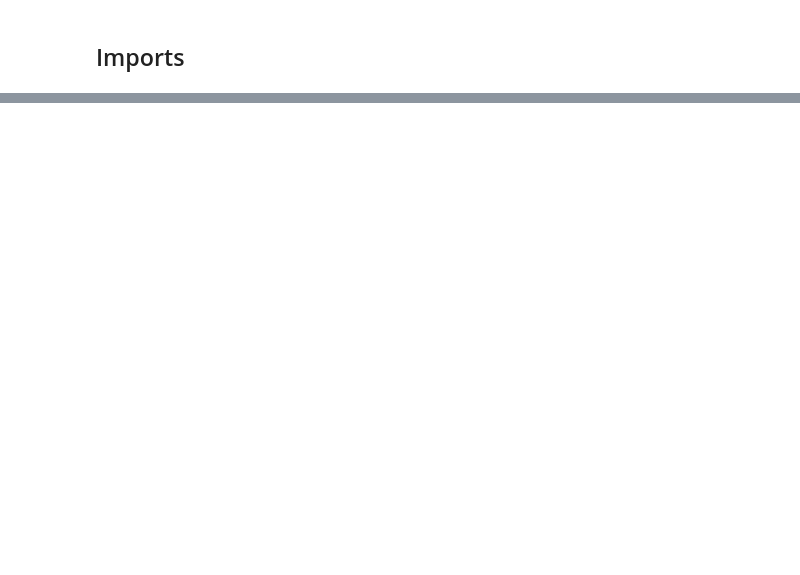
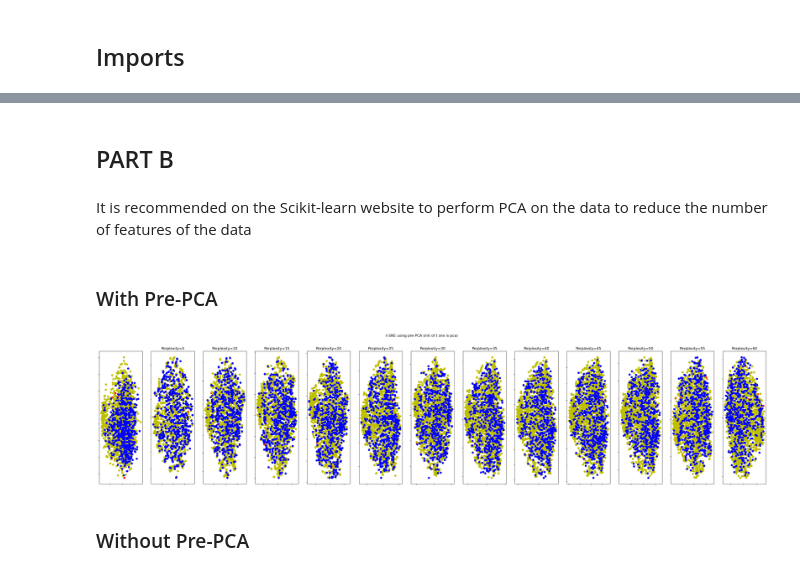
Before and after one commit to PranavRao25/Data-Analytics, a Jupyter notebook: assignment-5/code.ipynb, the cells around one changed output, grey strips where cells are left out. Drawn from its saved outputs; the diff is of its cells as text; code cells hidden in the pictures; blank space fills up the shorter version.

```diff
--- a/assignment-5/code.ipynb
+++ b/assignment-5/code.ipynb
@@ -33,0 +67,2 @@ df
+# %%
+y = df['Group']
@@ -33,0 +71,2 @@ df
+# %%
+x_std = StandardScaler().fit_transform(x)
@@ -33,0 +84,2 @@ df
+# %%
+x_pca = PCA(n_components=0.95).fit_transform(x_std)
@@ -33,0 +90,42 @@ df
+# %%
+tsne = TSNE(n_components=2, init="random", perplexity=30)
+x_tsne = tsne.fit_transform(x_pca)
+display_data(x_tsne)
+# %% [markdown]
+## PART B
+# %% [markdown]
+It is recommended on the Scikit-learn website to perform PCA on the data to reduce the number of features of the data
+# %% [markdown]
+### With Pre-PCA
+# %%
+pca = PCA(n_components=0.95, random_state=0)
+x_pca = pca.fit_transform(x_std)
+perplexities = list(range(5, 61, 5))
+(fig, subplots) = plt.subplots(1, len(perplexities) + 1, figsize=(40, 8))
+ax = subplots[0]
+ax.scatter(x_pca[y==1, 0], x_pca[y==1, 1], c="r")
+ax.scatter(x_pca[y==2, 0], x_pca[y==2, 1], c="g")
+ax.scatter(x_pca[y==3, 0], x_pca[y==3, 1], c="y")
+ax.scatter(x_pca[y==0, 0], x_pca[y==0, 1], c="b")
+ax.xaxis.set_major_formatter(NullFormatter())
+ax.yaxis.set_major_formatter(NullFormatter())
+plt.axis("tight")
+
+for i, perplexity in enumerate(perplexities):
+    ax = subplots[i + 1]
+
+    tsne = TSNE(n_components=2, init="pca", perplexity=perplexity, random_state=0)
+    Y = tsne.fit_transform(x_pca)
+    ax.set_title("Perplexity=%d" % perplexity)
+    ax.scatter(Y[y==1, 0], Y[y==1, 1], c="r")
+    ax.scatter(Y[y==2, 0], Y[y==2, 1], c="g")
+    ax.scatter(Y[y==3, 0], Y[y==3, 1], c="y")
+    ax.scatter(Y[y==0, 0], Y[y==0, 1], c="b")
+    ax.xaxis.set_major_formatter(NullFormatter())
+    ax.yaxis.set_major_formatter(NullFormatter())
+    ax.axis("tight")
+fig.suptitle("t-SNE using pre-PCA (init of t sne is pca)")
+plt.savefig("images/tsne_pca.png")
+plt.show()
+# %% [output]
+[figure, added]
@@ -33,0 +164,2 @@ df
+# %% [markdown]
+### Without Pre-PCA
```
Also changed, not shown: parts of 30 cells of this notebook, 1 other file.
